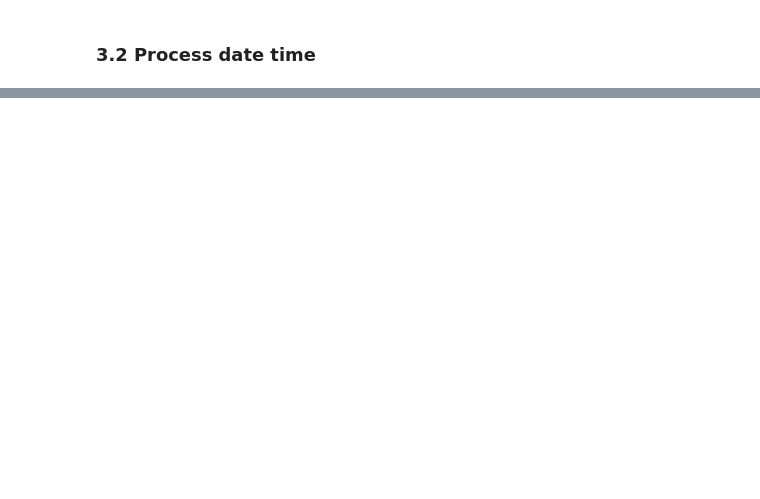
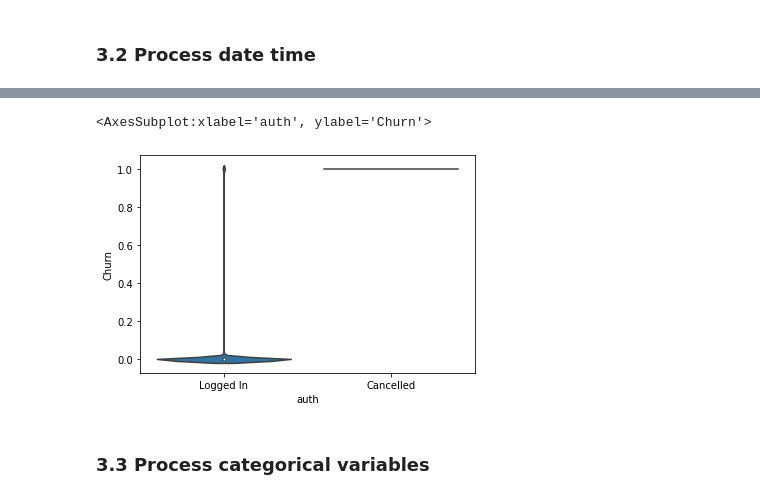
Before and after one commit to AlexWangVT/sparkify_capstone, a Jupyter notebook: Sparkify.ipynb, the cells around one changed output, grey strips where cells are left out. Saved outputs shown, nothing was run; the diff lists cells and outputs as text; code cells hidden in the pictures; blank space fills up the shorter version.

Commit message:
categorical data processing

```diff
--- a/Sparkify.ipynb
+++ b/Sparkify.ipynb
@@ -366,5 +367,6 @@ only showing top 20 rows
 # %% [markdown]
 ### 3.2 Process date time
 # %%
-df_cleaned = df_cleaned.withColumn('date' ,from_unixtime(col('ts'), 'yy-MM-dd'))
-# df_cleaned = df_cleaned.withColumn('hour', from_unixtime(col('ts'), "HH"))
+df_cleaned = df_cleaned.withColumn('date' ,from_unixtime(col('ts'), 'yyyy-MM-dd'))
+df_cleaned = df_cleaned.withColumn('time', from_unixtime(col('ts'), "HH:mm:ss"))
+df_cleaned.show()
@@ -371,5 +391,0 @@ df_cleaned = df_cleaned.withColumn('date' ,from_unixtime(col('ts'), 'yy-MM-dd'))
-# %%
-df_cleaned = df_cleaned.withColumn('year', split(df_cleaned['date'], '-').getItem(0)) \
-       .withColumn('month', split(df_cleaned['date'], '-').getItem(1)) \
-       .withColumn('day', split(df_cleaned['date'], '-').getItem(2))
-df_cleaned.show()
@@ -403,0 +392,8 @@ df.select(dayofweek('dt').alias('day')).show()
+# %%
+# It is meaningful to study churn behavior by day of week, but we cannot get correct date format based on timestamp in the ts column, so we don't use date in this project
+# It might be useful to study hourly churn behavior but not on minute or second basis
+df_cleaned = df_cleaned.withColumn('hours', split(df_cleaned['time'], ':').getItem(0))
+
+# Drop the columns not to use
+df_cleaned = df_cleaned.drop('date', 'time')
+df_cleaned.show()
@@ -403,0 +419,8 @@ df.select(dayofweek('dt').alias('day')).show()
+# %%
+df_cleaned_df = ps.DataFrame(df_cleaned).to_pandas()
+sns.violinplot(x = 'auth', y = 'Churn', data = df_cleaned_df)
+# %% [output]
+<AxesSubplot:xlabel='auth', ylabel='Churn'>
+[figure, added]
+# %% [markdown]
+### 3.3 Process categorical variables
```
Also changed, not shown: parts of 13 cells of this notebook.
